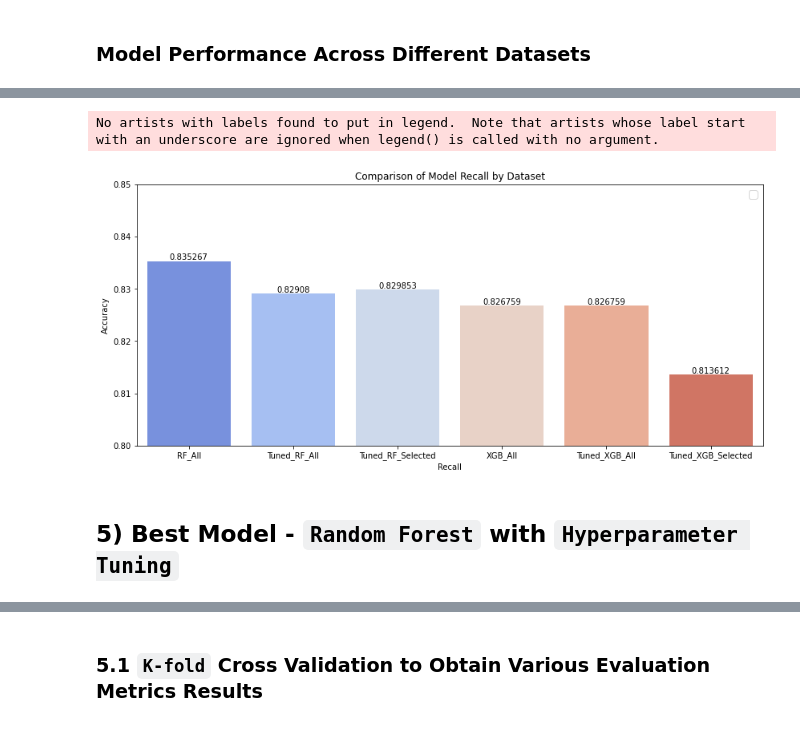
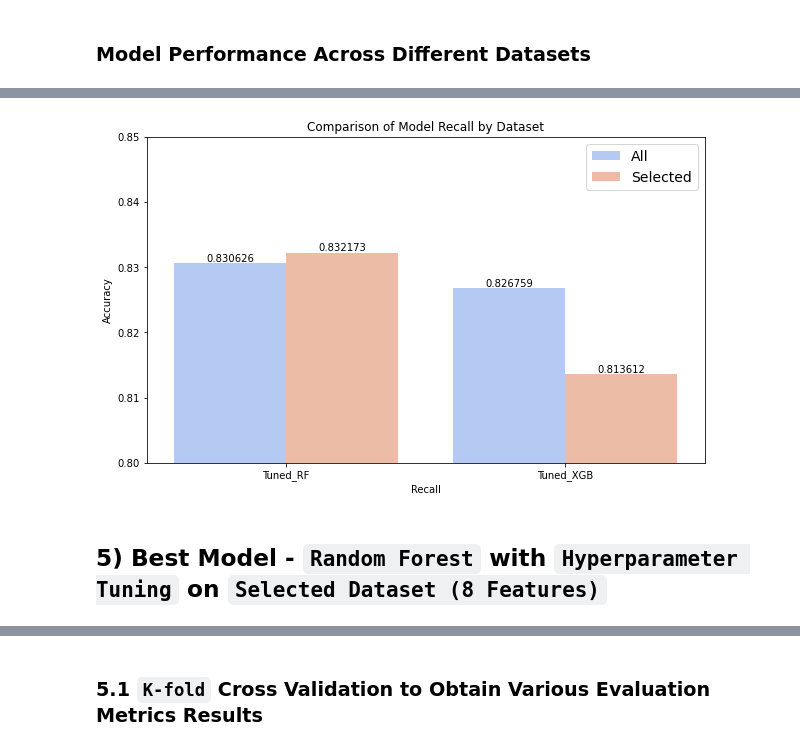
Before and after one commit to leileijng/bc2407-linkedin, a Jupyter notebook: 1_HR-Analysis/HR-Analysis Modelling.ipynb, the cells around one changed output, grey strips where cells are left out. Drawn from its saved outputs; the diff is of its cells as text; code cells hidden in the pictures.

```diff
--- a/1_HR-Analysis/HR-Analysis Modelling.ipynb
+++ b/1_HR-Analysis/HR-Analysis Modelling.ipynb
@@ -976,7 +962,7 @@ RFC_best2.get_params()
  'verbose': 0,
  'warm_start': False}
 # %%
-answer = model_performance(RFC_best2, X_train_os.iloc[:,selected_index], X_test.iloc[:,selected_index], y_train_os, y_test)
+answer = model_performance(RFC_best2, X_train_selected, X_test_selected, y_train_os, y_test)
 answer = ['Tuned_RF']+['Selected'] + list(answer)
 
 final_answer.loc[indexx] = answer
@@ -1674,3 +1671,6 @@ f1_score: 0.7211796246648794
 [figure]
 ROC-AUC-Score: 0.9165352560422539
 -----
+# %%
+final_answer = final_answer[final_answer['Model'].isin([ 'Tuned_RF', 'Tuned_XGB', 'Tuned_CART', 'Tuned_LR', 'Tuned_SVM'])]
+final_answer.sort_values(by=['Accuracy'], ascending=False)
@@ -1709,7 +1700,7 @@ final_answer.sort_values(by=['Accuracy'], ascending=False)
 # %% [markdown]
 ### Model Performance Across Different Datasets
 # %%
-df_compare = final_answer[final_answer['Model'].isin(['RF', 'Tuned_RF', 'XGB', 'Tuned_XGB'])]
+df_compare = final_answer[final_answer['Model'].isin([ 'Tuned_RF', 'Tuned_XGB'])]
 df_compare
 # %% [output]
 |  | Model | Dataset | Accuracy | TPR | TNR | FPR | FNR | Precision | Recall | F1 Score |
@@ -1720,7 +1709,7 @@ df_compare
 | 10 | Tuned_XGB | All | 0.914354 | 0.826759 | 0.941430 | 0.058570 | 0.173241 | 0.813546 | 0.826759 | 0.820100 |
 | 11 | Tuned_XGB | Selected | 0.910701 | 0.813612 | 0.940712 | 0.059288 | 0.186388 | 0.809231 | 0.813612 | 0.811415 |
 # %%
-df_compare_2 = df_compare.assign(Model_Dataset = df_compare['Model'] + '_' + df_compare['Dataset'])
+df_compare_2 = df_compare.assign(Model_Datasset = df_compare['Model'] + '_' + df_compare['Dataset'])
 df_compare_2
 # %% [output]
 |  | Model | Dataset | Accuracy | TPR | TNR | FPR | FNR | Precision | Recall | F1 Score | ... |
@@ -1731,21 +1718,20 @@ df_compare_2
 | 10 | Tuned_XGB | All | 0.914354 | 0.826759 | 0.941430 | 0.058570 | 0.173241 | 0.813546 | 0.826759 | 0.820100 | ... |
 | 11 | Tuned_XGB | Selected | 0.910701 | 0.813612 | 0.940712 | 0.059288 | 0.186388 | 0.809231 | 0.813612 | 0.811415 | ... |
 # %%
-fig, ax = plt.subplots(figsize=(14, 6))
-sb.barplot(data=df_compare_2, x='Model_Dataset', y='Recall', ax=ax, palette="coolwarm")
+fig, ax = plt.subplots(figsize=(10, 6))
+sb.barplot(data=df_compare_2, x='Model', y='Recall', hue='Dataset', ax=ax, palette="coolwarm")
 
 # Add the text labels on top of the bars
 for p in ax.containers:
     ax.bar_label(p, label_type='edge', fontsize=10)
 # Set y-axis range
 plt.ylim(0.8, 0.85)
 ax.legend(fontsize=14)
 ax.set_xlabel('Recall')
 ax.set_ylabel('Accuracy')
 ax.set_title('Comparison of Model Recall by Dataset')
 plt.show()
 # %% [output]
-No artists with labels found to put in legend.  Note that artists whose label start with an underscore are ignored when legend() is called with no argument.
-[figure, old version]
+[figure, new version]
 # %% [markdown]
-## 5) Best Model - `Random Forest` with `Hyperparameter Tuning`
+## 5) Best Model - `Random Forest` with `Hyperparameter Tuning` on `Selected Dataset (8 Features)`
```
Also changed, not shown: parts of 39 cells of this notebook.
